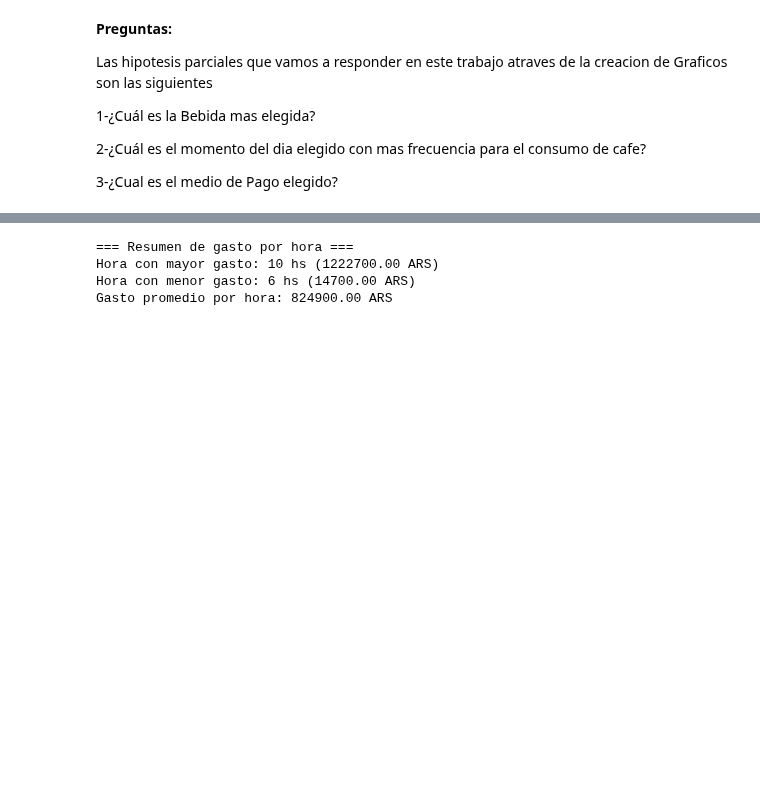
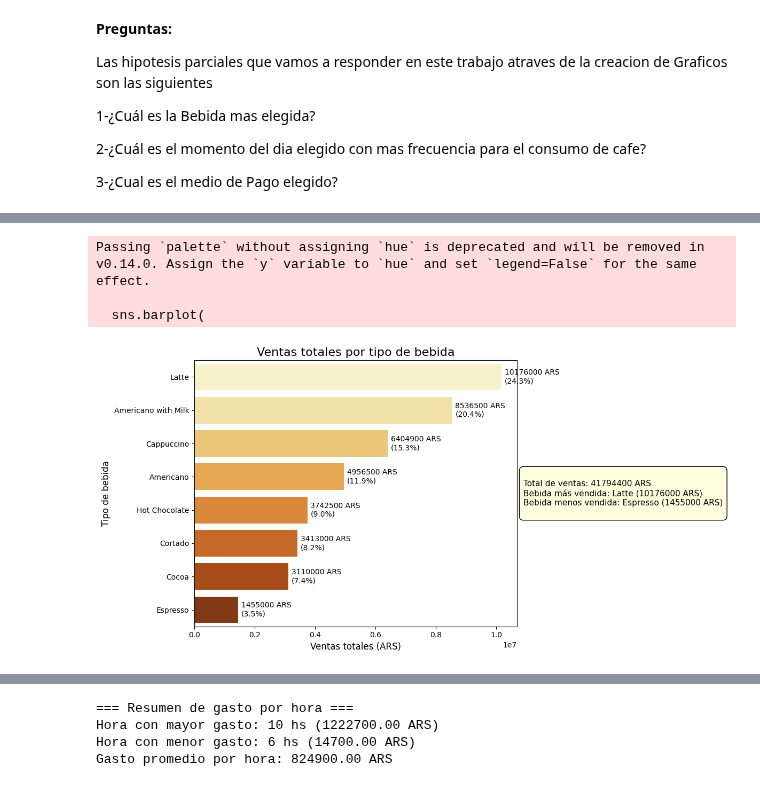
Before and after one commit to estemartinez87-cell/ProyectoConsumodeCafeI-MartinezEstela, a Jupyter notebook: Analisis_del_consumo_del_cafe.ipynb, the cells around one changed output, grey strips where cells are left out. Drawn from its saved outputs; the diff is of its cells as text; code cells hidden in the pictures; blank space fills up the shorter version.

```diff
--- a/Analisis_del_consumo_del_cafe.ipynb
+++ b/Analisis_del_consumo_del_cafe.ipynb
@@ -31,12 +29,25 @@ import pandas as pd
 import numpy as np
 import matplotlib.pyplot as plt
 import seaborn as sns
+import random
 # Leer un archivo CSV
 url = "https://raw.githubusercontent.com/estemartinez87-cell/ProyectoConsumodeCafeI-MartinezEstela/refs/heads/main/DATA%20SET%20ANALISIS%20CONSUMO%20DE%20CAFE.csv"
 df = pd.read_csv(url, sep=";")
 
 df.columns = df.columns.str.strip()
-print(df.columns.tolist())
+
+# Definir opciones
+climas = ['calor', 'nublado', 'frío', 'lluvia', 'templado']
+barrios = ['Palermo', 'Recoleta', 'Belgrano', 'Caballito', 'Villa Urquiza',
+    'San Telmo', 'Almagro', 'Núñez', 'Boedo', 'Retiro', 'Villa Crespo',
+    'Constitución', 'Flores', 'Villa Lugano', 'Chacarita', 'Barracas']
+
+# Agregar columnas nuevas
+df['Cantidad'] = [random.randint(1, 5) for _ in range(len(df))]
+df['Clima'] = [random.choice(climas) for _ in range(len(df))]
+df['Ubicación'] = [random.choice(barrios) for _ in range(len(df))]
+df['Ventas'] = df['precio'] * df['Cantidad']
+
 modo = df["Profesion"].mode()[0]
 df["Profesion"] = df["Profesion"].fillna(modo)
 print(df["Profesion"].isna().sum())
@@ -130,0 +73,50 @@ Porcentaje de participación de cada bebida:
+# %%
+import matplotlib.pyplot as plt
+import seaborn as sns
+import pandas as pd
+
+# Calcular ventas totales por bebida
+ventas_por_bebida = df.groupby("Nombre del Café")["Ventas"].sum().sort_values(ascending=False)
+ventas_totales = ventas_por_bebida.sum()
+
+# Crear el gráfico de barras
+plt.figure(figsize=(12, 6))
+sns.barplot(
+    x=ventas_por_bebida.values,
+    y=ventas_por_bebida.index,
+    palette="YlOrBr"
+)
+
+# Personalizar el gráfico
+plt.title("Ventas totales por tipo de bebida", fontsize=16)
+plt.xlabel("Ventas totales (ARS)", fontsize=12)
+plt.ylabel("Tipo de bebida", fontsize=12)
+
+# Mostrar valores y porcentaje sobre las barras
+for i, valor in enumerate(ventas_por_bebida.values):
+    porcentaje = 100 * valor / ventas_totales
+    plt.text(valor + ventas_por_bebida.max() * 0.01, i,
+             f"{valor:.0f} ARS\n({porcentaje:.1f}%)", va="center", fontsize=10)
+
+# Crear texto del cuadro explicativo
+max_bebida = ventas_por_bebida.idxmax()
+min_bebida = ventas_por_bebida.idxmin()
+
+texto_info = f"""
+Total de ventas: {ventas_totales:.0f} ARS
+Bebida más vendida: {max_bebida} ({ventas_por_bebida[max_bebida]:.0f} ARS)
+Bebida menos vendida: {min_bebida} ({ventas_por_bebida[min_bebida]:.0f} ARS)
+"""
+
+# Agregar el cuadro explicativo a la derecha
+plt.gca().text(1.02, 0.5, texto_info, transform=plt.gca().transAxes,
+               fontsize=11, verticalalignment='center',
+               bbox=dict(boxstyle="round,pad=0.5", facecolor="lightyellow", edgecolor="black"))
+
+plt.tight_layout()
+plt.show()
+# %% [output]
+Passing `palette` without assigning `hue` is deprecated and will be removed in v0.14.0. Assign the `y` variable to `hue` and set `legend=False` for the same effect.
+
+  sns.barplot(
+[figure, added]
```
Also changed, not shown: parts of 29 cells of this notebook.
